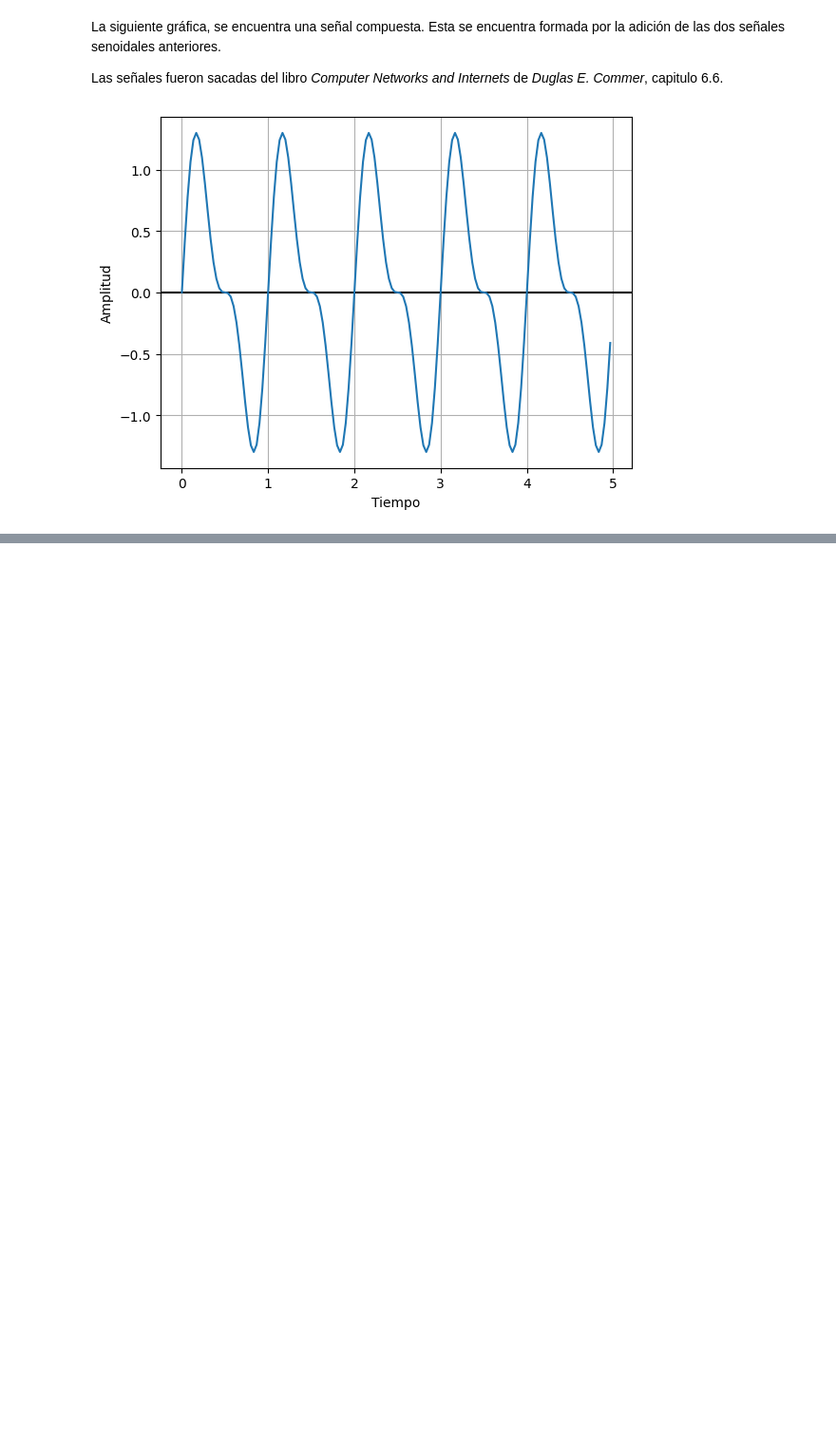
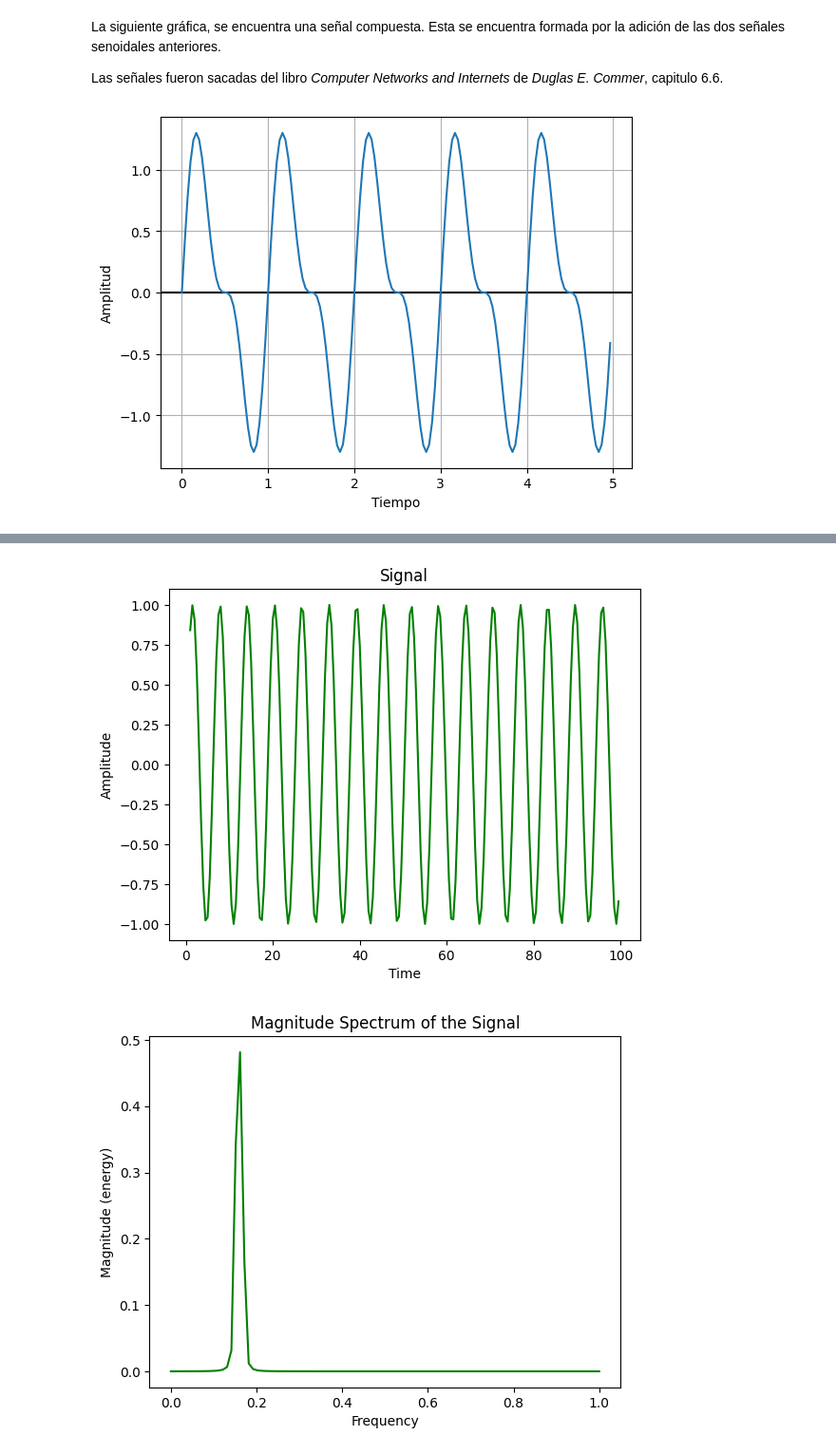
Before and after one commit to RoboG-11/Seniales-senoidales, a Jupyter notebook: Notebook.ipynb, the cells around one changed output, grey strips where cells are left out. Shown at 95% size. Saved outputs shown, nothing was run; the diff lists cells and outputs as text; code cells hidden in the pictures; blank space fills up the shorter version.

```diff
--- a/Notebook.ipynb
+++ b/Notebook.ipynb
@@ -253,0 +322,22 @@ plt.grid('on')
+# %%
+import numpy
+from matplotlib import pyplot
+
+signalTime = numpy.arange(1, 100, 0.5);
+
+signalAmplitude = numpy.sin(signalTime)
+
+pyplot.plot(signalTime, signalAmplitude, color ="green")
+
+pyplot.xlabel("Time")
+pyplot.ylabel("Amplitude")
+pyplot.title("Signal")
+pyplot.show()
+
+pyplot.magnitude_spectrum(signalAmplitude, color ="green")
+
+pyplot.title("Magnitude Spectrum of the Signal")
+pyplot.show()
+# %% [output]
+[figure, added]
+[figure, added]
```
Also changed, not shown: parts of 5 cells of this notebook, 4 other files.
